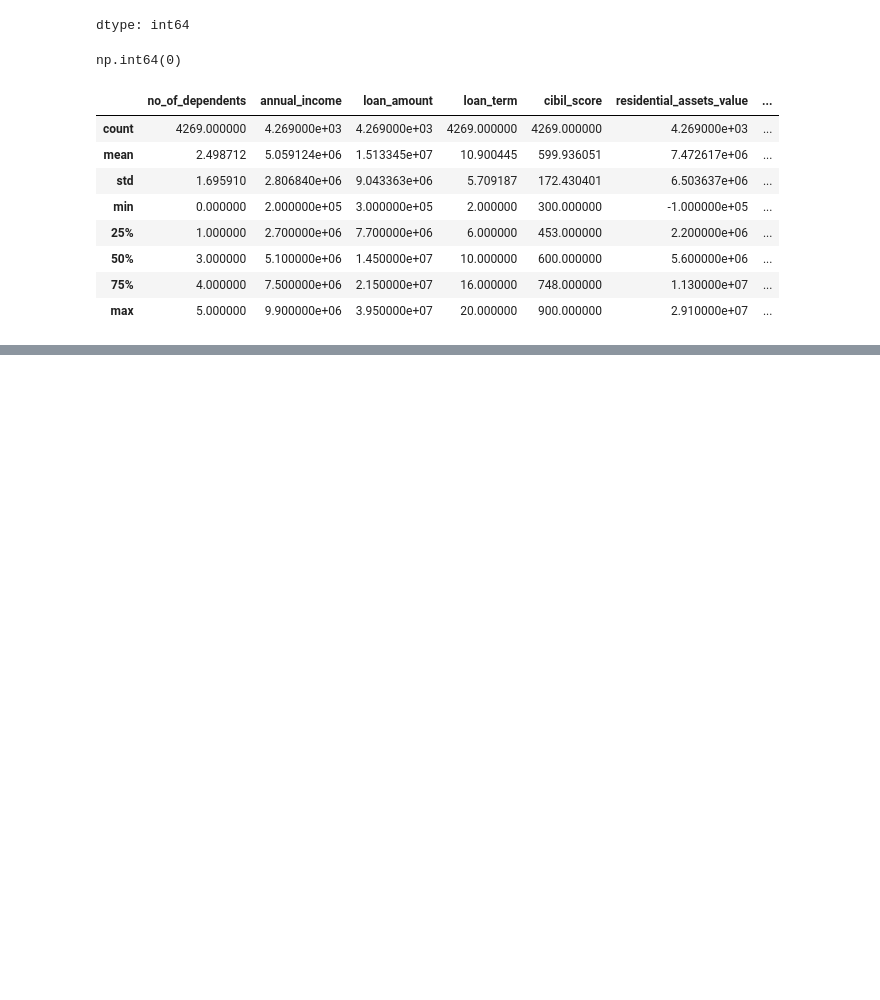
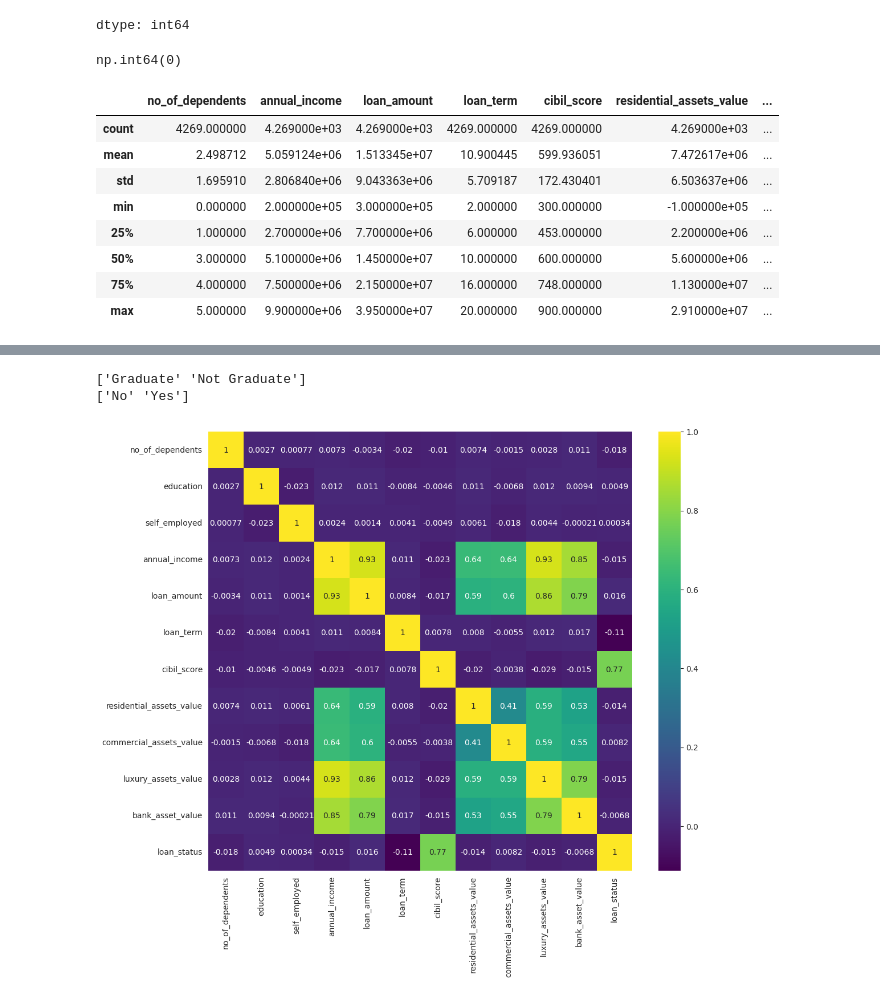
Before and after one commit to anujott-codes/Credit-Loan-Approval, a Jupyter notebook: Loan_Approval.ipynb, the cells around one changed output, grey strips where cells are left out. Drawn from its saved outputs; the diff is of its cells as text; code cells hidden in the pictures; blank space fills up the shorter version.

```diff
--- a/Loan_Approval.ipynb
+++ b/Loan_Approval.ipynb
@@ -129,0 +185,6 @@ Total: 3
+# %%
+#converting target column into binary from categorical
+loan_df['loan_status'].unique()
+loan_df['loan_status'] = loan_df['loan_status'].map({' Approved':1,' Rejected':0})
+loan_df['loan_status'] = loan_df['loan_status'].astype('int')
+loan_df.head()
@@ -129,0 +198,27 @@ Total: 3
+# %%
+#removing leading spaces for categorical columns
+loan_df['education'] = loan_df['education'].apply(lambda x: x.lstrip())
+loan_df['self_employed'] = loan_df['self_employed'].apply(lambda x: x.lstrip())
+# %%
+#rechecking transformations
+print(loan_df['education'].unique())
+print(loan_df['self_employed'].unique())
+# %% [output]
+['Graduate' 'Not Graduate']
+['No' 'Yes']
+# %%
+#encoding education and self_employed
+loan_df['education'] = loan_df['education'].map({'Graduate':1,'Not Graduate':0})
+loan_df['education'] = loan_df['education'].astype('int')
+
+loan_df['self_employed'] = loan_df['self_employed'].map({'Yes':1,'No':0})
+loan_df['self_employed'] = loan_df['self_employed'].astype('int')
+# %%
+#check collinearity and feature correlation
+plt.figure(figsize=(12,10))
+numeric_df = loan_df.select_dtypes(exclude='O')
+correlation_matrix = numeric_df.corr()
+sns.heatmap(correlation_matrix, cmap='viridis',annot=True)
+plt.show()
+# %% [output]
+[figure, added]
```
Also changed, not shown: parts of 24 cells of this notebook.
